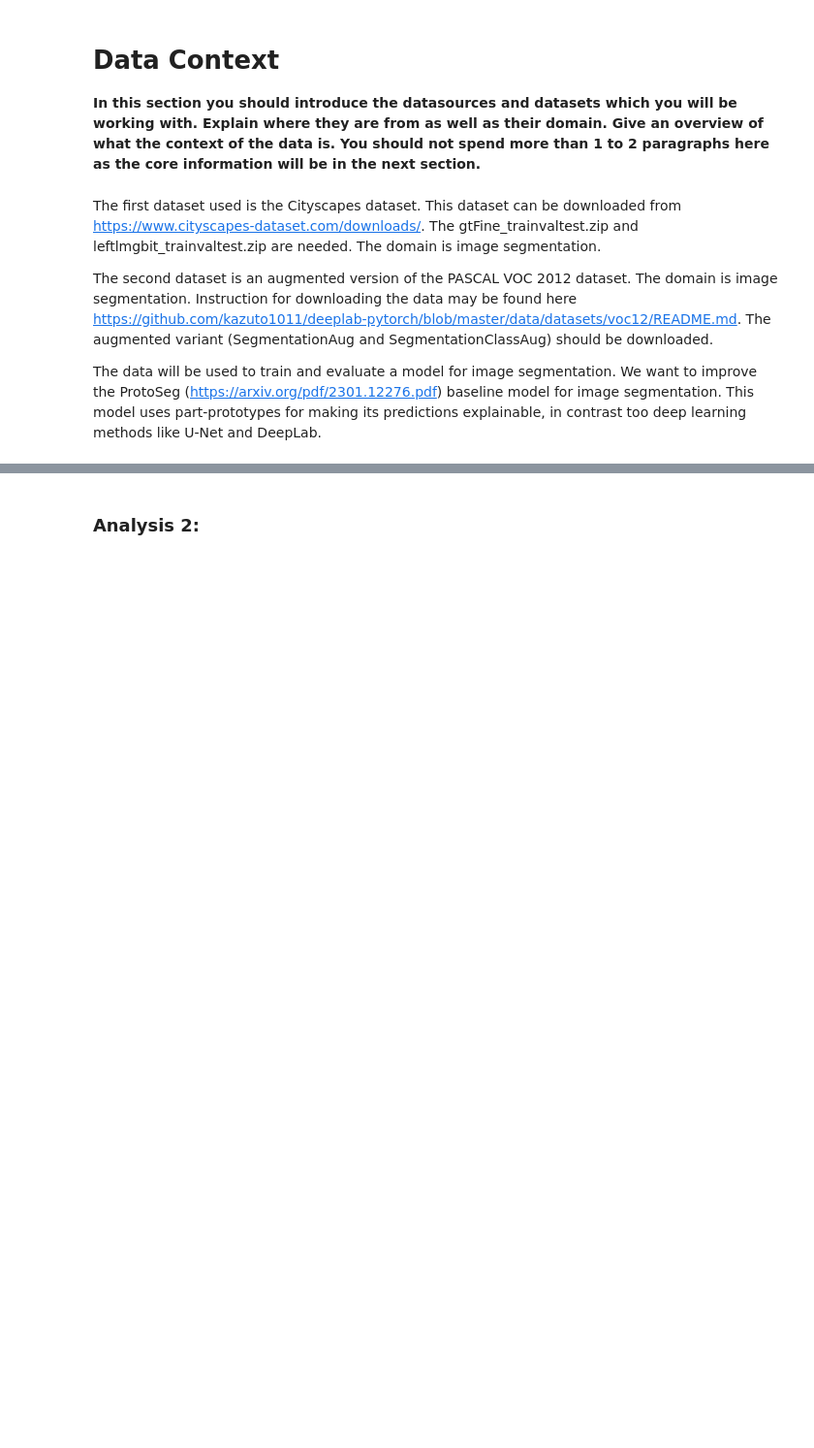
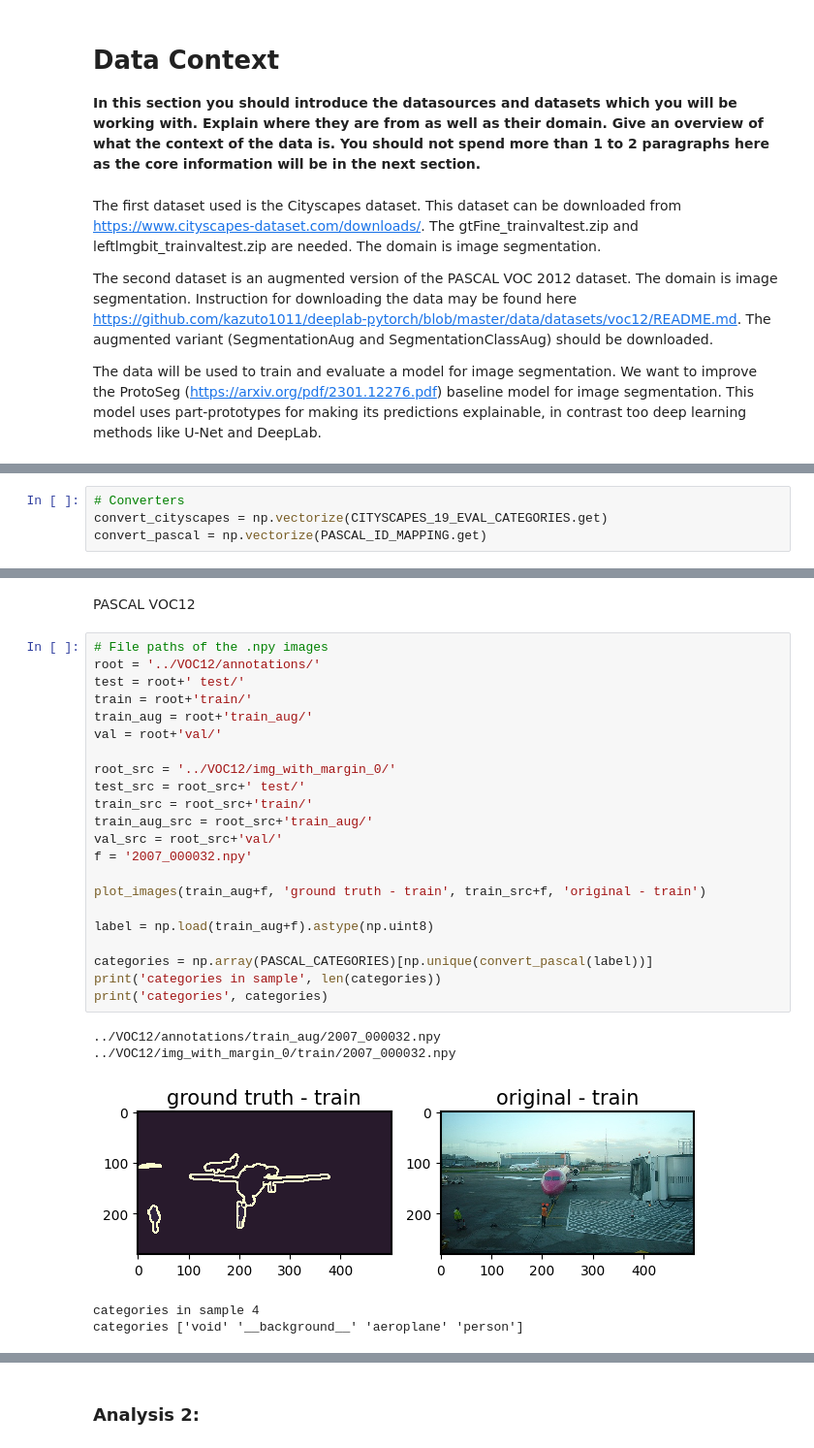
Before and after one commit to ronaldvlaar/prototype_segmentation, a Jupyter notebook: EDA/Exploratory Data Analysis.ipynb, the cells around one changed output, grey strips where cells are left out. Shown at 97% size. Cells and saved outputs as stored; diff of their text form; blank space fills up the shorter version.

```diff
--- a/EDA/Exploratory Data Analysis.ipynb
+++ b/EDA/Exploratory Data Analysis.ipynb
@@ -58,2 +229,6 @@ import cityscapesscripts as cs
+# %%
+# Converters
+convert_cityscapes = np.vectorize(CITYSCAPES_19_EVAL_CATEGORIES.get)
+convert_pascal = np.vectorize(PASCAL_ID_MAPPING.get)
 # %% [markdown]
 ### Analysis 1:
@@ -63,0 +264,29 @@ Make sure to add some explanation of what you are doing in your code. This will
+# %% [markdown]
+PASCAL VOC12
+# %%
+# File paths of the .npy images
+root = '../VOC12/annotations/'
+test = root+' test/'
+train = root+'train/'
+train_aug = root+'train_aug/'
+val = root+'val/'
+
+root_src = '../VOC12/img_with_margin_0/'
+test_src = root_src+' test/'
+train_src = root_src+'train/'
+train_aug_src = root_src+'train_aug/'
+val_src = root_src+'val/'
+f = '2007_000032.npy'
+
+plot_images(train_aug+f, 'ground truth - train', train_src+f, 'original - train')
+
+label = np.load(train_aug+f).astype(np.uint8)
+
+categories = np.array(PASCAL_CATEGORIES)[np.unique(convert_pascal(label))]
+print('categories in sample', len(categories))
+print('categories', categories)
+# %% [output]
+../VOC12/annotations/train_aug/2007_000032.npy ../VOC12/img_with_margin_0/train/2007_000032.npy
+[figure, added]
+categories in sample 4
+categories ['void' '__background__' 'aeroplane' 'person']
```
Also changed, not shown: parts of 25 cells of this notebook, 1 other file.
